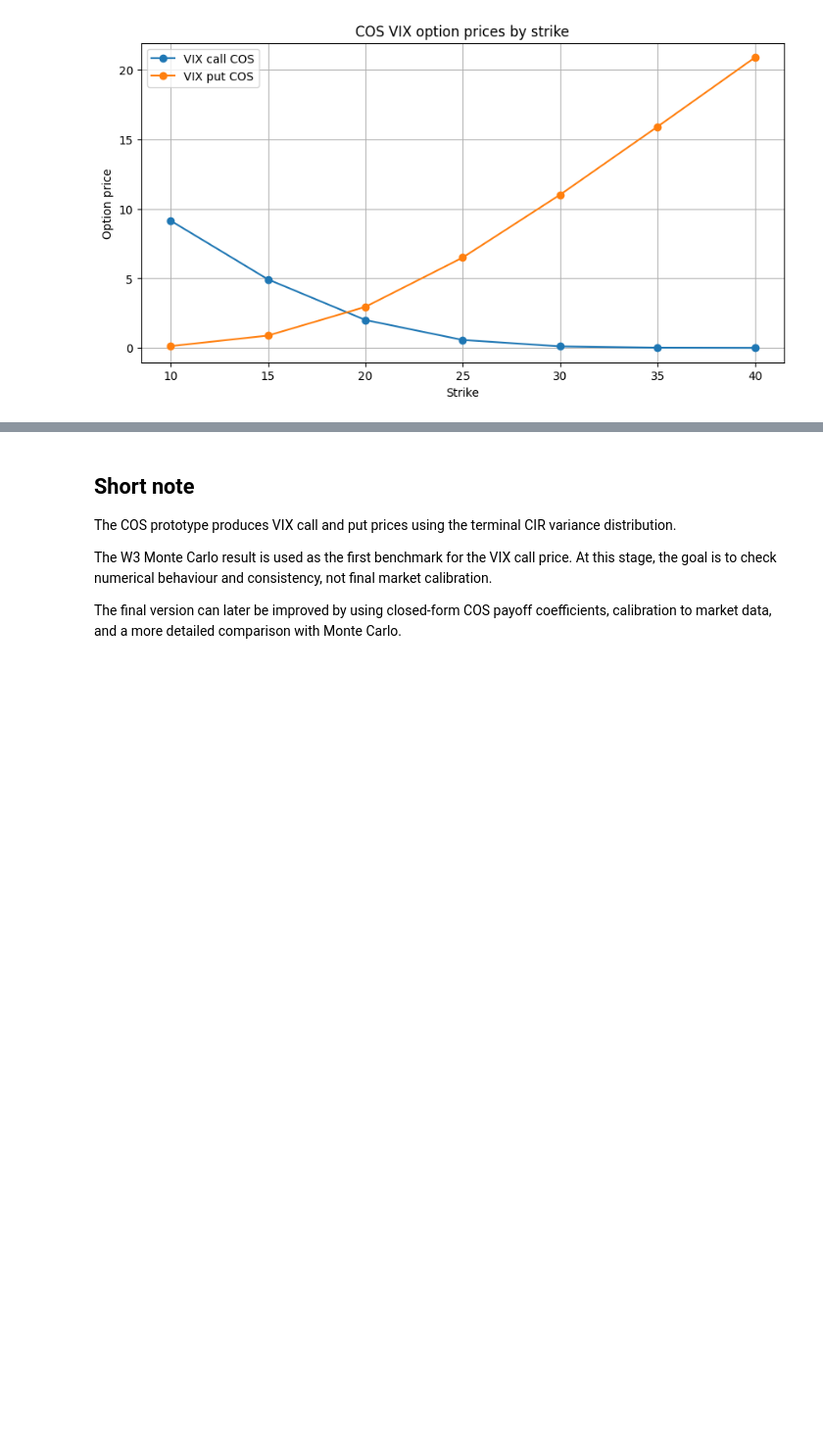
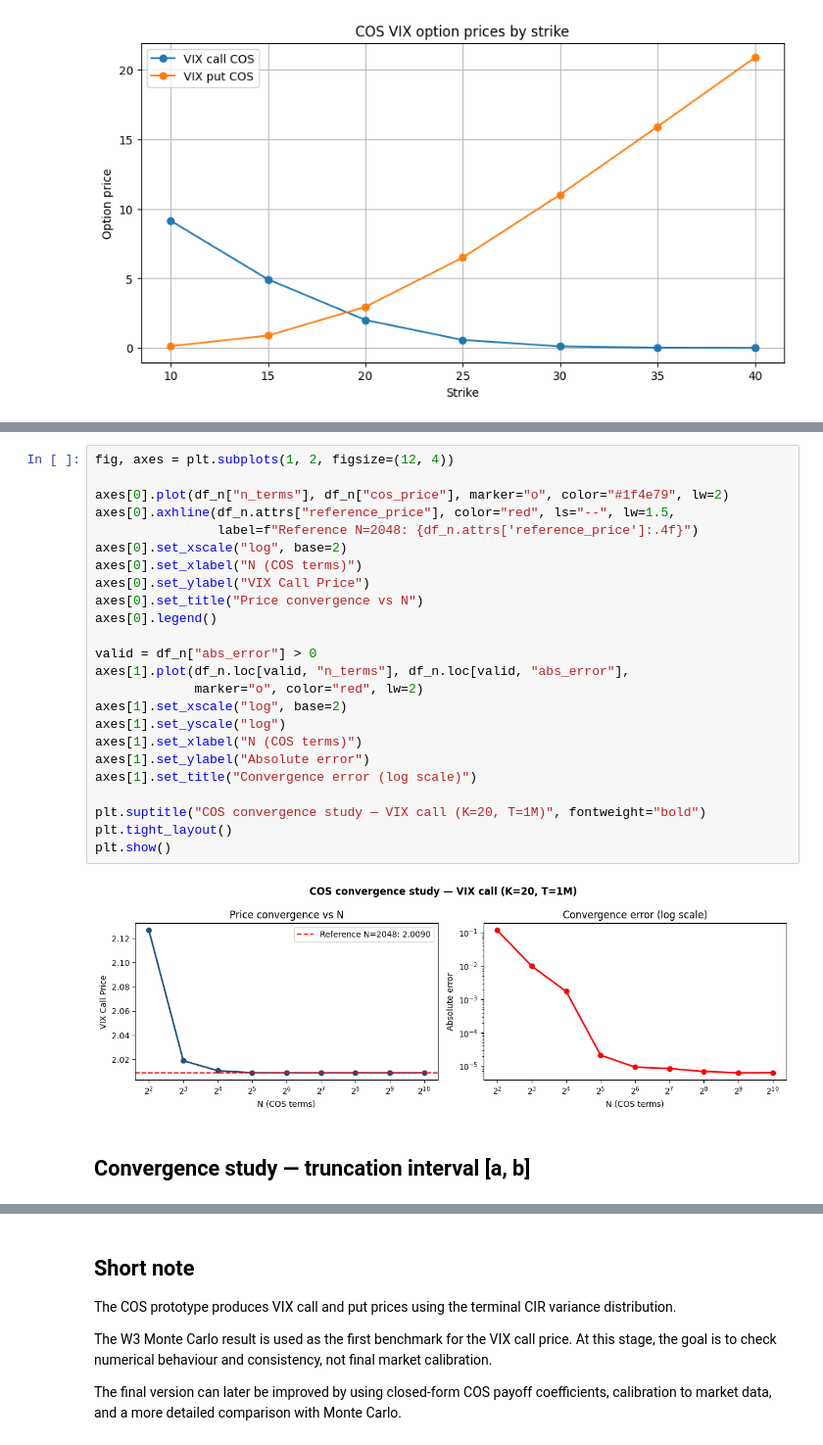
Before and after one commit to baikhanova/Variance_Swaps_VIX_Options, a Jupyter notebook: notebooks/02_w4_cos_engine.ipynb, the cells around one changed output, grey strips where cells are left out. Shown at 98% size. Saved outputs shown, nothing was run; the diff lists cells and outputs as text; blank space fills up the shorter version.

Commit message:
W4: extend notebook with convergence, benchmark, term structure sections

```diff
--- a/notebooks/02_w4_cos_engine.ipynb
+++ b/notebooks/02_w4_cos_engine.ipynb
@@ -200,0 +237,28 @@ plt.show()
+# %%
+fig, axes = plt.subplots(1, 2, figsize=(12, 4))
+
+axes[0].plot(df_n["n_terms"], df_n["cos_price"], marker="o", color="#1f4e79", lw=2)
+axes[0].axhline(df_n.attrs["reference_price"], color="red", ls="--", lw=1.5,
+                label=f"Reference N=2048: {df_n.attrs['reference_price']:.4f}")
+axes[0].set_xscale("log", base=2)
+axes[0].set_xlabel("N (COS terms)")
+axes[0].set_ylabel("VIX Call Price")
+axes[0].set_title("Price convergence vs N")
+axes[0].legend()
+
+valid = df_n["abs_error"] > 0
+axes[1].plot(df_n.loc[valid, "n_terms"], df_n.loc[valid, "abs_error"],
+             marker="o", color="red", lw=2)
+axes[1].set_xscale("log", base=2)
+axes[1].set_yscale("log")
+axes[1].set_xlabel("N (COS terms)")
+axes[1].set_ylabel("Absolute error")
+axes[1].set_title("Convergence error (log scale)")
+
+plt.suptitle("COS convergence study — VIX call (K=20, T=1M)", fontweight="bold")
+plt.tight_layout()
+plt.show()
+# %% [output]
+[figure, added]
+# %% [markdown]
+## Convergence study — truncation interval [a, b]
```
Also changed, not shown: parts of 14 cells of this notebook.
